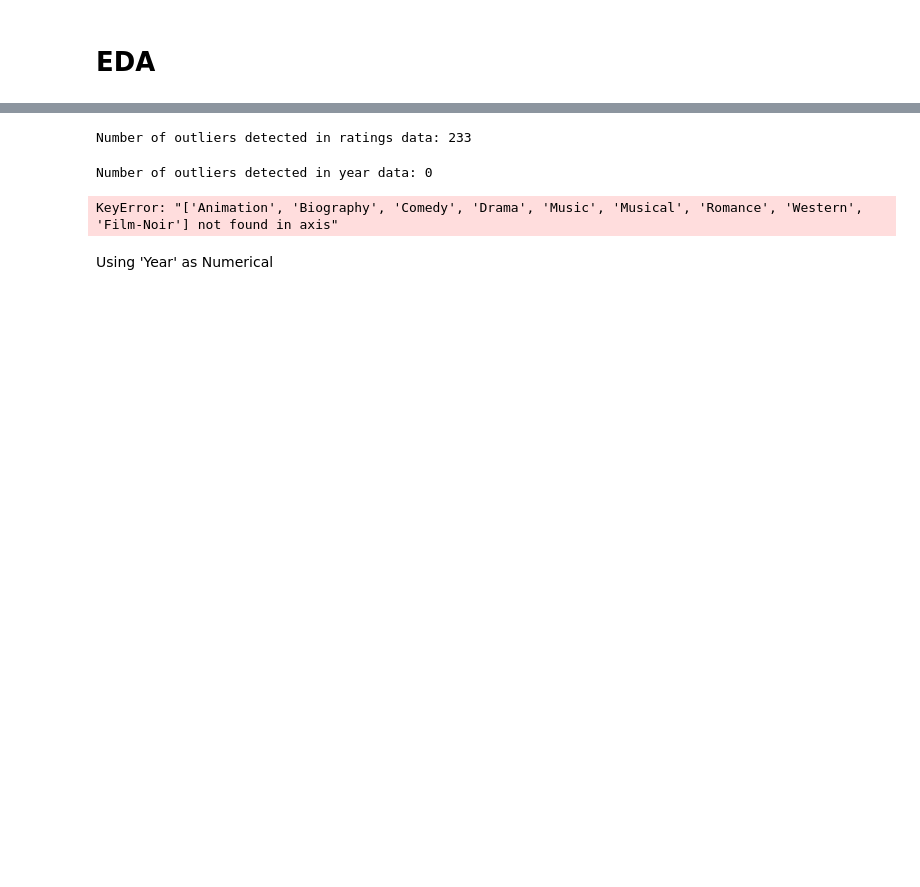
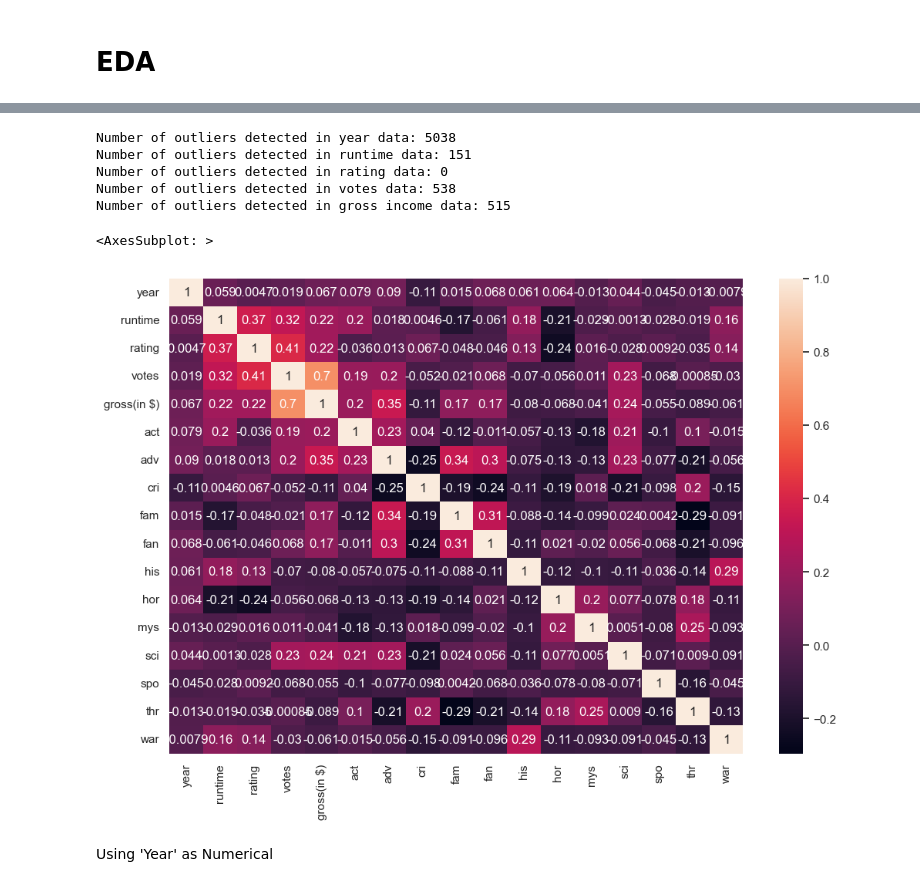
Before and after one commit to lucaswin89/IMDb-Movies-Gross-Income-Prediction-for-Box-Office-Earnings, a Jupyter notebook: IMDB Dataset ML.ipynb, the cells around one changed output, grey strips where cells are left out. Cells and saved outputs as stored; diff of their text form; code cells hidden in the pictures; blank space fills up the shorter version.

```diff
--- a/IMDB Dataset ML.ipynb
+++ b/IMDB Dataset ML.ipynb
@@ -144,3 +123,24 @@ df.head()
+# %%
+df_pre_eng = df
+genres = df['genre'].unique()
+for genre in genres:
+    df[genre] = 0
+names = df['movie_name'].unique()
+
+for name in names:
+    repeats = df.loc[(df['movie_name'] == name)]
+    genres = []
+
+    for index in list(repeats.index):
+        genres.append(repeats.loc[index,'genre'])
+
+    for genre in genres:
+        df.loc[list(repeats.index)[0], genre] = 1
+
+    df = df.drop(list(repeats.index)[1:])
+
+df=df.drop(['movie_name', 'genre'], axis=1)
+df.head()
 # %%
 # scale down gross earnings from dollars to millions of dollars
 df['gross(in $)'] = df['gross(in $)']/1e6
@@ -149,9 +149,9 @@ df['gross(in $)'] = df['gross(in $)']/1e6
 # %%
 from matplotlib.gridspec import GridSpec
 plt.figure(figsize=(40,40))
-plt.rc('font', size=30)          # controls default text sizes    # fontsize of the x and y labels
-plt.rc('xtick', labelsize=30)    # fontsize of the tick labels
-plt.rc('ytick', labelsize=30)
+plt.rc('font', size=50)          # controls default text sizes    # fontsize of the x and y labels
+plt.rc('xtick', labelsize=50)    # fontsize of the tick labels
+plt.rc('ytick', labelsize=50)
 fig, (ax1, ax2, ax3) = plt.subplots(3, 3, gridspec_kw={'wspace':1/8, 'hspace':1/8})
 
 df['year'].hist(bins=range(1997, 2022, 4), ax=ax1[0])
@@ -169,7 +169,7 @@ ax1[2].set_xlabel('Minutes')
 ax1[2].set_ylabel('Count')
 ax1[2].set_title('Distribution of Runtime')
 
-df['genre'].hist(ax=ax2[0],figsize=(80,50))
+df_pre_eng['genre'].hist(ax=ax2[0],figsize=(80,50))
 ax2[0].set_title('Distribution of Genre')
 ax2[0].set_xlabel('Genre')
 ax2[0].set_ylabel('Count')
@@ -194,7 +194,7 @@ plt.show()
 print('Earliest Year:', df['year'].min())
 print('Latest Year:', df['year'].max())
 
-print(df['genre'].unique())
+print(df_pre_eng['genre'].unique())
 
 print('Shortest Movie Runtime:', df['runtime'].min(), 'min')
 print('Longest Movie Runtime:', df['runtime'].max(), 'min')
@@ -253,32 +251,24 @@ Number of outliers detected in runtime data: 273
-# %%
-q3= df['rating'].quantile(0.75)
-q1= df['rating'].quantile(0.25)
-IQR=q3-q1
-outliers_upper = df['rating'].loc[df['rating'] > q3 + 1.5 * IQR]
-outliers_lower = df['rating'].loc[df['rating'] < q1 - 1.5 * IQR]
-num_outliers_rating = len(outliers_lower)+len(outliers_upper)
-print("Number of outliers detected in ratings data: " + str(num_outliers_rating))
-# %% [output]
-Number of outliers detected in ratings data: 233
-# %%
-df['year'] = df['year'].astype(int)
-q3= df['year'].quantile(0.75)
-q1= df['year'].quantile(0.25)
-IQR=q3-q1
-outliers_upper = df['year'].loc[df['year'] > q3 + 1.5 * IQR]
-outliers_lower = df['year'].loc[df['year'] < q1 - 1.5 * IQR]
-num_outliers_year = len(outliers_lower)+len(outliers_upper)
-print("Number of outliers detected in year data: " + str(num_outliers_year))
-# %% [output]
-Number of outliers detected in year data: 0
+# %%
+
+print("Number of outliers detected in year data: " + str(outliers(df['year'])))
+print("Number of outliers detected in runtime data: " + str(outliers(df['runtime'])))
+print("Number of outliers detected in rating data: " + str(outliers(df['rating'])))
+print("Number of outliers detected in votes data: " + str(outliers(df['votes'])))
+print("Number of outliers detected in gross income data: " + str(outliers(df['gross(in $)'])))
+# %% [output]
+Number of outliers detected in year data: 5038
+Number of outliers detected in runtime data: 151
+Number of outliers detected in rating data: 0
+Number of outliers detected in votes data: 538
+Number of outliers detected in gross income data: 515
 # %%
 import seaborn as sns
 # Correlation Matrix, dropping Film-Noir since none are in our dataframe anymore from the last 25 years
-feature_df = df.drop(columns=['Animation', 'Biography', 'Comedy', 'Drama', 'Music', 'Musical', 'Romance', 'Western', 'Film-Noir'])
 sns.set(rc={'figure.figsize':(12, 8)})
-sns.heatmap(feature_df.corr(), annot=True)
+sns.heatmap(df.corr(), annot=True)
 # %% [output]
-KeyError: "['Animation', 'Biography', 'Comedy', 'Drama', 'Music', 'Musical', 'Romance', 'Western', 'Film-Noir'] not found in axis"
+<AxesSubplot: >
+[figure, added]
 # %% [markdown]
 
 <font size="8">Using 'Year' as Numerical</font>
```
Also changed, not shown: parts of 9 cells of this notebook.
